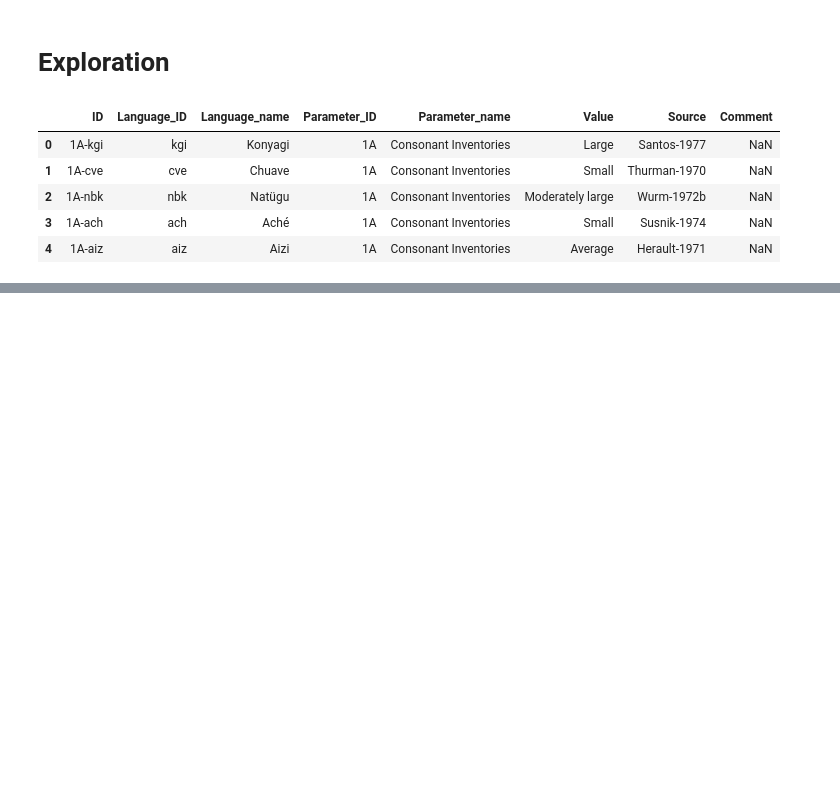
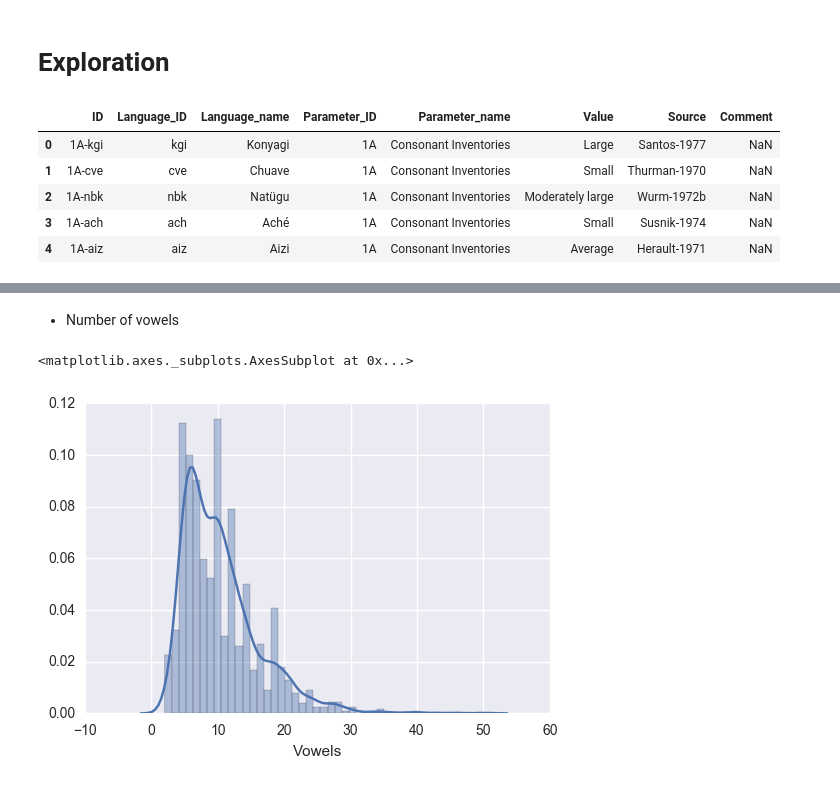
Before and after one commit to ds-modules/COGSCI-1B, a Jupyter notebook: Exploration.ipynb, the cells around one changed output, grey strips where cells are left out. Drawn from its saved outputs; the diff is of its cells as text; code cells hidden in the pictures; blank space fills up the shorter version.

```diff
--- a/Exploration.ipynb
+++ b/Exploration.ipynb
@@ -82,0 +103,7 @@ All the data for this will be in WALS. Morphological complexity is a vague term,
+# %% [markdown]
+- Number of vowels
+# %%
+sns.distplot(phoible_data['Vowels'])
+# %% [output]
+<matplotlib.axes._subplots.AxesSubplot at 0x...>
+[figure, added]
```
Also changed, not shown: parts of 25 cells of this notebook, 1 other file.
